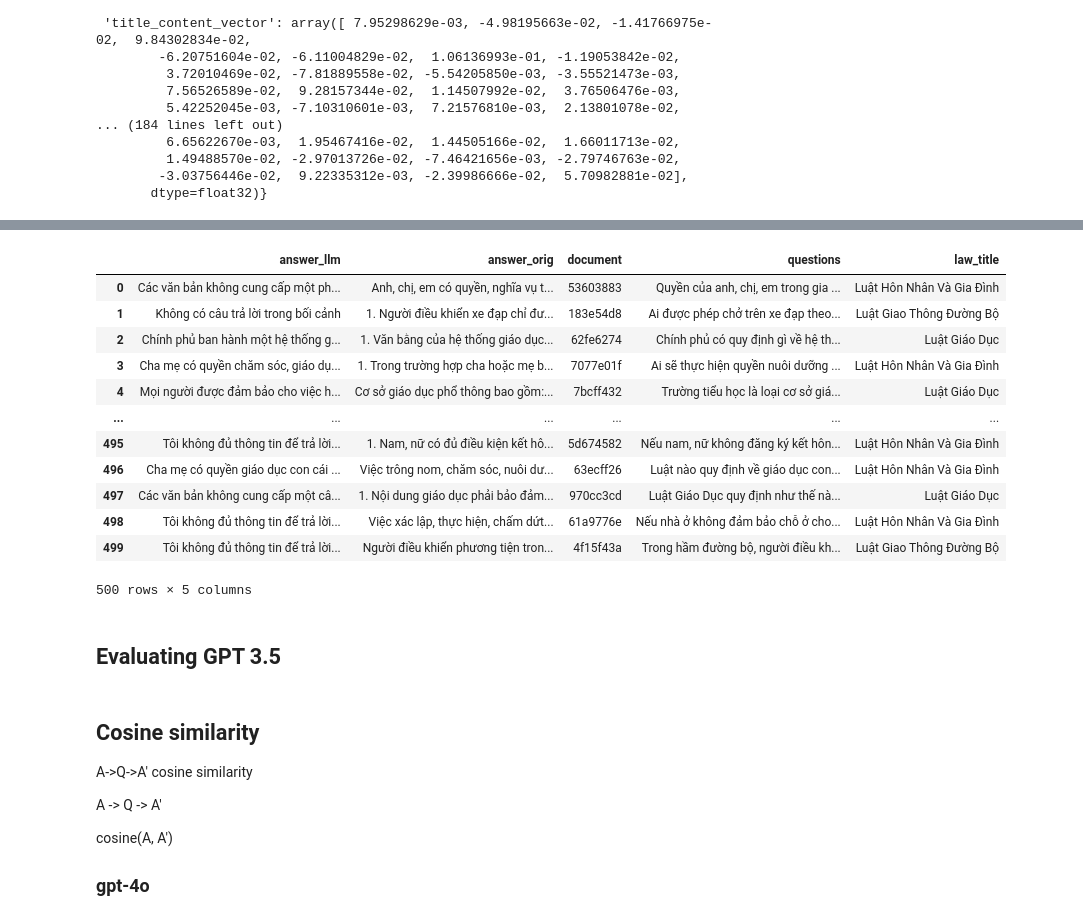
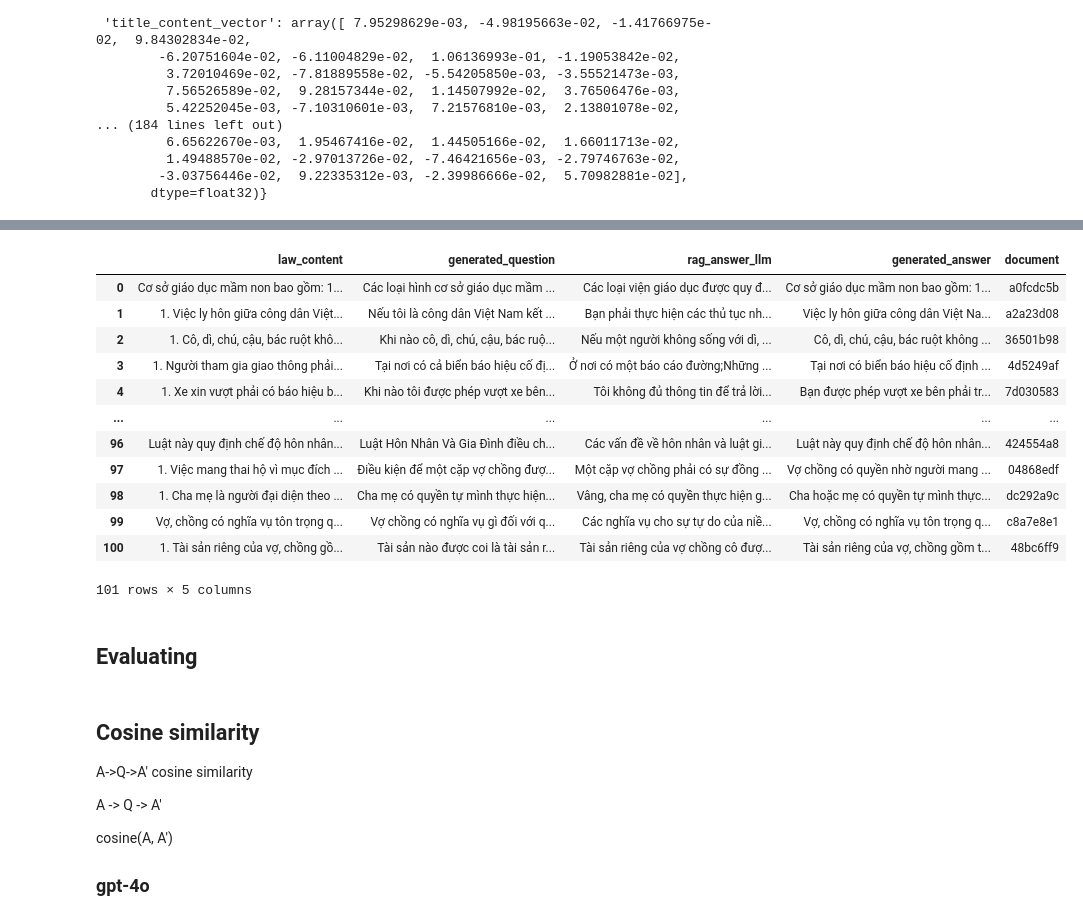
Before and after one commit to TinChung41/End-to-end-law-searching-with-RAG-Mamba, a Jupyter notebook: container_env/evaluate/offline-rag-evaluation.ipynb, the cells around one changed output, grey strips where cells are left out. Cells and saved outputs as stored; diff of their text form; code cells hidden in the pictures.

```diff
--- a/container_env/evaluate/offline-rag-evaluation.ipynb
+++ b/container_env/evaluate/offline-rag-evaluation.ipynb
@@ -682,24 +632,24 @@ results_mamba_qa
 # %%
 import pandas as pd
 # %%
-df_mamba_qa = pd.read_csv("./DeepMount00_mamba_790_hf_qa.csv")
+df_mamba_qa = pd.read_csv("./DeepMount00_mamba_790_hf_qa_1_top_search.csv")
 df_mamba_qa
 # %% [output]
-|  | answer_llm | answer_orig | document | questions | law_title |
-| 0 | Các văn bản không cung cấp một ph... | Anh, chị, em có quyền, nghĩa vụ t... | 53603883 | Quyền của anh, chị, em trong gia ... | Luật Hôn Nhân Và Gia Đình |
-| 1 | Không có câu trả lời trong bối cảnh | 1. Người điều khiển xe đạp chỉ đư... | 183e54d8 | Ai được phép chở trên xe đạp theo... | Luật Giao Thông Đường Bộ |
-| 2 | Chính phủ ban hành một hệ thống g... | 1. Văn bằng của hệ thống giáo dục... | 62fe6274 | Chính phủ có quy định gì về hệ th... | Luật Giáo Dục |
-| 3 | Cha mẹ có quyền chăm sóc, giáo dụ... | 1. Trong trường hợp cha hoặc mẹ b... | 7077e01f | Ai sẽ thực hiện quyền nuôi dưỡng ... | Luật Hôn Nhân Và Gia Đình |
-| 4 | Mọi người được đảm bảo cho việc h... | Cơ sở giáo dục phổ thông bao gồm:... | 7bcff432 | Trường tiểu học là loại cơ sở giá... | Luật Giáo Dục |
+|  | law_content | generated_question | rag_answer_llm | generated_answer | document |
+| 0 | Cơ sở giáo dục mầm non bao gồm: 1... | Các loại hình cơ sở giáo dục mầm ... | Các loại viện giáo dục được quy đ... | Cơ sở giáo dục mầm non bao gồm: 1... | a0fcdc5b |
+| 1 | 1. Việc ly hôn giữa công dân Việt... | Nếu tôi là công dân Việt Nam kết ... | Bạn phải thực hiện các thủ tục nh... | Việc ly hôn giữa công dân Việt Na... | a2a23d08 |
+| 2 | 1. Cô, dì, chú, cậu, bác ruột khô... | Khi nào cô, dì, chú, cậu, bác ruộ... | Nếu một người không sống với dì, ... | Cô, dì, chú, cậu, bác ruột không ... | 36501b98 |
+| 3 | 1. Người tham gia giao thông phải... | Tại nơi có cả biển báo hiệu cố đị... | Ở nơi có một báo cáo đường;Những ... | Tại nơi có biển báo hiệu cố định ... | 4d5249af |
+| 4 | 1. Xe xin vượt phải có báo hiệu b... | Khi nào tôi được phép vượt xe bên... | Tôi không đủ thông tin để trả lời... | Bạn được phép vượt xe bên phải tr... | 7d030583 |
 | ... | ... | ... | ... | ... | ... |
-| 495 | Tôi không đủ thông tin để trả lời... | 1. Nam, nữ có đủ điều kiện kết hô... | 5d674582 | Nếu nam, nữ không đăng ký kết hôn... | Luật Hôn Nhân Và Gia Đình |
-| 496 | Cha mẹ có quyền giáo dục con cái ... | Việc trông nom, chăm sóc, nuôi dư... | 63ecff26 | Luật nào quy định về giáo dục con... | Luật Hôn Nhân Và Gia Đình |
-| 497 | Các văn bản không cung cấp một câ... | 1. Nội dung giáo dục phải bảo đảm... | 970cc3cd | Luật Giáo Dục quy định như thế nà... | Luật Giáo Dục |
-| 498 | Tôi không đủ thông tin để trả lời... | Việc xác lập, thực hiện, chấm dứt... | 61a9776e | Nếu nhà ở không đảm bảo chỗ ở cho... | Luật Hôn Nhân Và Gia Đình |
-| 499 | Tôi không đủ thông tin để trả lời... | Người điều khiển phương tiện tron... | 4f15f43a | Trong hầm đường bộ, người điều kh... | Luật Giao Thông Đường Bộ |
+| 96 | Luật này quy định chế độ hôn nhân... | Luật Hôn Nhân Và Gia Đình điều ch... | Các vấn đề về hôn nhân và luật gi... | Luật này quy định chế độ hôn nhân... | 424554a8 |
+| 97 | 1. Việc mang thai hộ vì mục đích ... | Điều kiện để một cặp vợ chồng đượ... | Một cặp vợ chồng phải có sự đồng ... | Vợ chồng có quyền nhờ người mang ... | 04868edf |
+| 98 | 1. Cha mẹ là người đại diện theo ... | Cha mẹ có quyền tự mình thực hiện... | Vâng, cha mẹ có quyền thực hiện g... | Cha hoặc mẹ có quyền tự mình thực... | dc292a9c |
+| 99 | Vợ, chồng có nghĩa vụ tôn trọng q... | Vợ chồng có nghĩa vụ gì đối với q... | Các nghĩa vụ cho sự tự do của niề... | Vợ, chồng có nghĩa vụ tôn trọng q... | c8a7e8e1 |
+| 100 | 1. Tài sản riêng của vợ, chồng gồ... | Tài sản nào được coi là tài sản r... | Tài sản riêng của vợ chồng cô đượ... | Tài sản riêng của vợ, chồng gồm t... | 48bc6ff9 |
-500 rows × 5 columns
+101 rows × 5 columns
 # %% [markdown]
-## Evaluating GPT 3.5
+## Evaluating
 # %%
 rag(ground_truth[10], model='gpt-3.5-turbo')
 # %%
```
Also changed, not shown: parts of 29 cells of this notebook, 1 other file.
